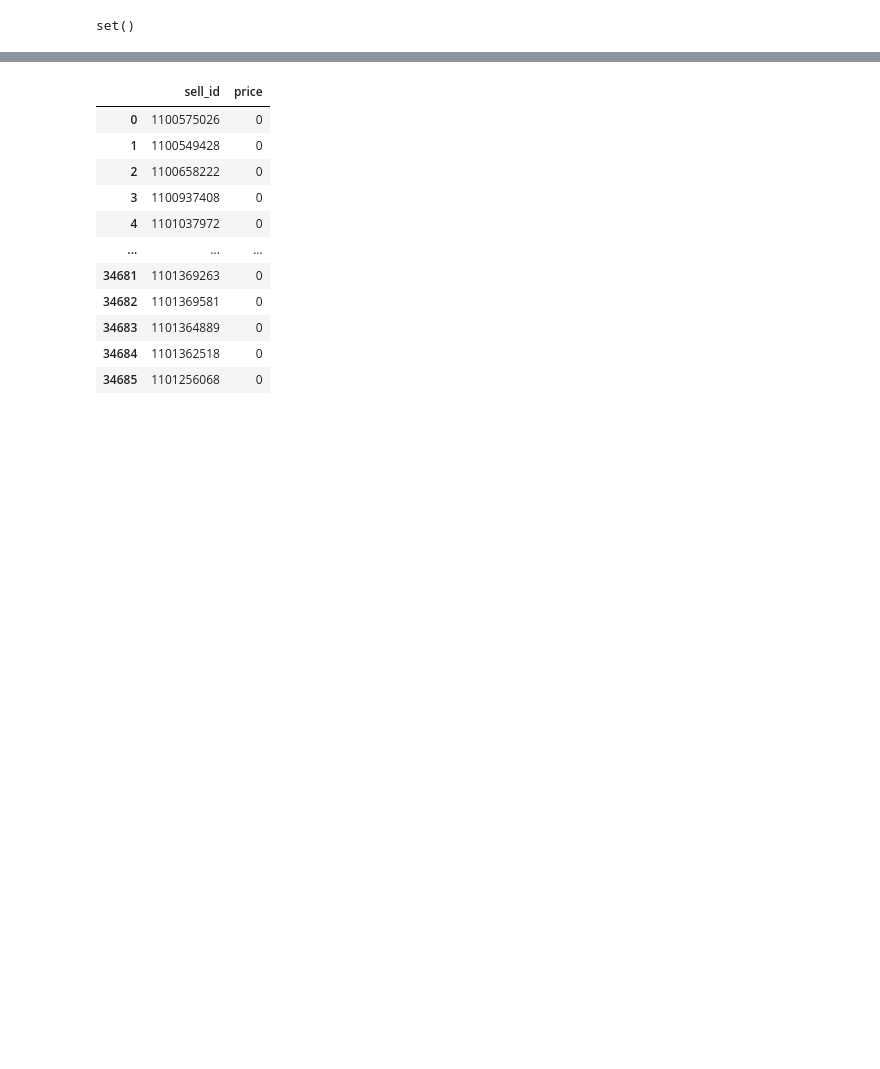
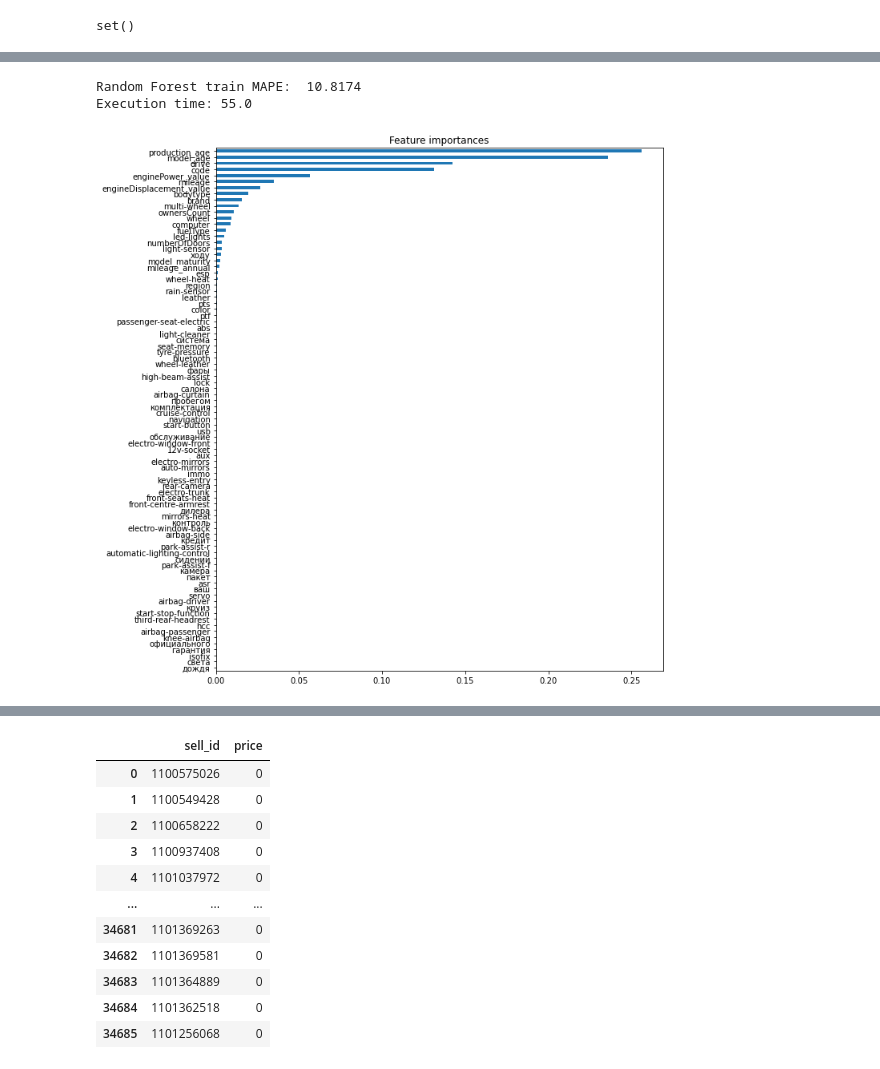
Before and after one commit to RomanRazumovsky/python_skillfactory, a Jupyter notebook: module_5/module_5.ipynb, the cells around one changed output, grey strips where cells are left out. Drawn from its saved outputs; the diff is of its cells as text; code cells hidden in the pictures; blank space fills up the shorter version.

```diff
--- a/module_5/module_5.ipynb
+++ b/module_5/module_5.ipynb
@@ -482 +514,12 @@ Execution time: 91.0
 [figure]
+# %%
+# Строим модель Random Forest
+start_time = time.time()
+tree = ExtraTreesRegressor(**params_tree).fit(train[factors], train[target])
+pd.Series(tree.feature_importances_, index = factors).sort_values().plot(kind = 'barh', title = 'Feature importances', figsize = (10,12))
+print('Random Forest train MAPE: ', mape_exp(train[factors], train['price'], tree))
+print('Execution time:', np.round(time.time() - start_time))
+# %% [output]
+Random Forest train MAPE:  10.8174
+Execution time: 55.0
+[figure, added]
```
Also changed, not shown: parts of 8 cells of this notebook.
